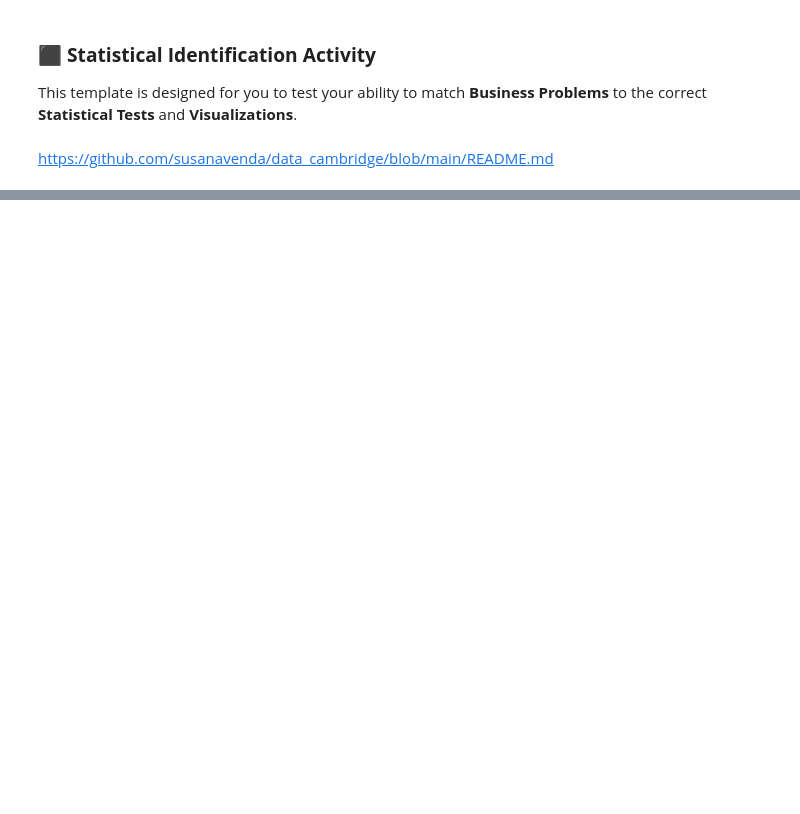
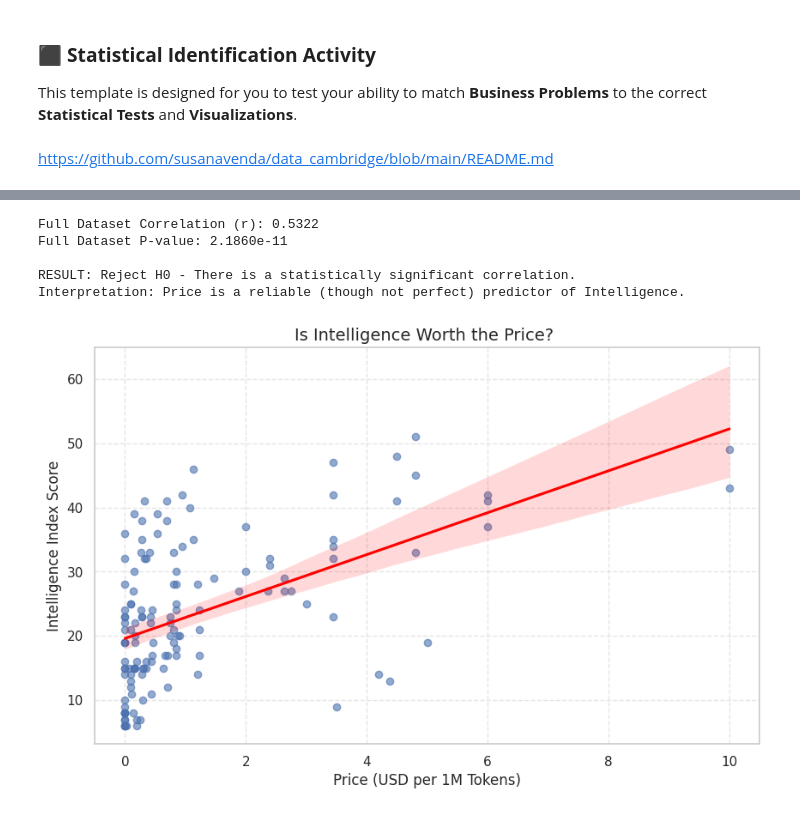
Before and after one commit to susanavenda/data_cambridge, a Jupyter notebook: ai_bench.ipynb, the cells around one changed output, grey strips where cells are left out. Cells and saved outputs as stored; diff of their text form; code cells hidden in the pictures; blank space fills up the shorter version.

```diff
--- a/ai_bench.ipynb
+++ b/ai_bench.ipynb
@@ -506,0 +143,19 @@ Heteroscedasticity (Breusch-Pagan)
+# %%
+# 1. Force conversion to numeric (The 'errors=coerce' part is the magic library trick)
+# It turns any text like "Free" or "N/A" into a NaN that we can then drop.
+df['Price_Numeric'] = pd.to_numeric(df['Price (Blended USD/1M Tokens)'].str.replace('$', '', regex=False), errors='coerce')
+df['Intelligence_Numeric'] = pd.to_numeric(df['Intelligence Index'], errors='coerce')
+
+# 2. Drop only the rows that have NaN in our two target columns
+df_clean = df.dropna(subset=['Price_Numeric', 'Intelligence_Numeric']).copy()
+
+# 3. Calculate the Best Value (Intelligence per Dollar)
+# We add a tiny number (1e-9) to price to avoid dividing by zero for free models
+df_clean['IQ_per_Dollar'] = df_clean['Intelligence_Numeric'] / (df_clean['Price_Numeric'] + 1e-9)
+
+# 4. Grab the Top 5
+top_value = df_clean.sort_values(by='IQ_per_Dollar', ascending=False).head(5)
+
+print(f"Rows remaining after cleaning: {len(df_clean)}")
+print("\n--- Top 5 Best Value Models ---")
+print(top_value[['Model', 'Creator', 'Price_Numeric', 'Intelligence_Numeric', 'IQ_per_Dollar']])
@@ -506,0 +179,35 @@ Heteroscedasticity (Breusch-Pagan)
+# %%
+from scipy.stats import pearsonr
+
+# Use the full cleaned dataset, not just the 'top_value' subset
+r, p = stats.pearsonr(df_clean['Price_Numeric'], df_clean['Intelligence_Numeric'])
+
+print(f"Full Dataset Correlation (r): {r:.4f}")
+print(f"Full Dataset P-value: {p:.4e}")
+
+#  Decision Logic
+alpha = 0.05
+if p < alpha:
+    print("\nRESULT: Reject H0 - There is a statistically significant correlation.")
+    print("Interpretation: Price is a reliable (though not perfect) predictor of Intelligence.")
+else:
+    print("\nRESULT: Fail to Reject H0 - No significant correlation found.")
+    print("Interpretation: Any pattern seen is likely due to random chance.")
+
+# 4. Create a Scatter Plot with a Regression Line
+plt.figure(figsize=(10, 6))
+sns.regplot(x='Price_Numeric', y='Intelligence_Numeric', data=df_clean,
+            scatter_kws={'alpha':0.6}, line_kws={'color':'red'})
+
+plt.title('Is Intelligence Worth the Price? ', fontsize=14)
+plt.xlabel('Price (USD per 1M Tokens)', fontsize=12)
+plt.ylabel('Intelligence Index Score', fontsize=12)
+plt.grid(True, linestyle='--', alpha=0.5)
+plt.show()
+# %% [output]
+Full Dataset Correlation (r): 0.5322
+Full Dataset P-value: 2.1860e-11
+
+RESULT: Reject H0 - There is a statistically significant correlation.
+Interpretation: Price is a reliable (though not perfect) predictor of Intelligence.
+[figure, added]
```
Also changed, not shown: parts of 28 cells of this notebook.
